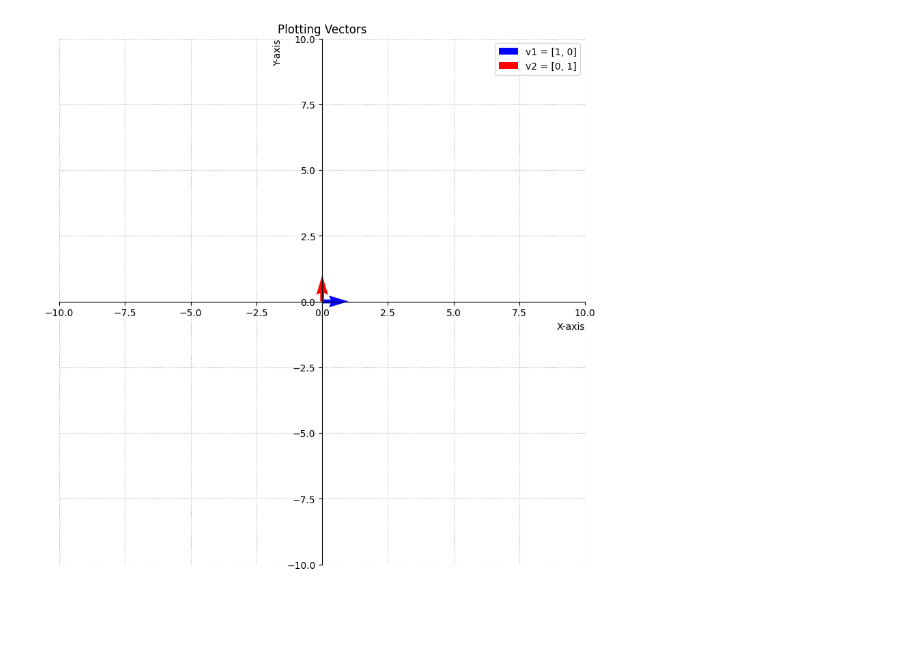
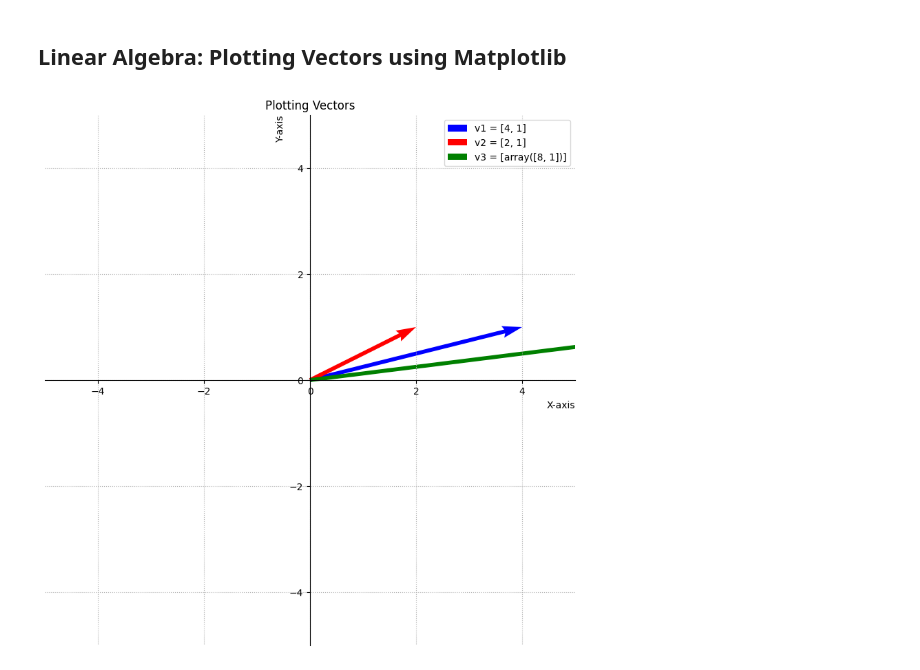
Before and after one commit to UserNF/Hands-On-Machine-Learning-with-Scikit-Learn--Keras----TensorFlow, a Jupyter notebook: 01 Linear Algebra Review.ipynb, the cells around one changed output. Cells and saved outputs as stored; diff of their text form; code cells hidden in the pictures; blank space fills up the shorter version.

```diff
--- a/01 Linear Algebra Review.ipynb
+++ b/01 Linear Algebra Review.ipynb
@@ -2,0 +1,2 @@ import matplotlib
+# %% [markdown]
+## Linear Algebra: Plotting Vectors using Matplotlib
@@ -10,36 +12,37 @@ fig, ax = plt.subplots(figsize=(10, 10))
 # Move the origin to the center of the plot
 ax.spines['left'].set_position('zero')
 ax.spines['bottom'].set_position('zero')
 ax.spines['right'].set_color('none')
 ax.spines['top'].set_color('none')
 ax.set_xlabel('X-axis', loc='right')
 ax.set_ylabel('Y-axis', loc='top')
 ax.grid(True, linestyle=':', alpha=1)
 
 # Set limits to see the vectors clearly
 ax.set_xlim([-5, 5])
 ax.set_ylim([-5, 5])
 ax.set_aspect('equal') # Ensures equal scaling on both axes
 
 # --- Plotting individual vectors ---
 
 # Vector i
-vector = [1, 0]
+vector = [4, 1]
 v1 = np.array(vector)
 ax.quiver(0, 0, v1[0], v1[1], angles='xy', scale_units='xy', scale=1, color='blue', label='v1 = '+str(vector))
 
 # Vector j
-vector = [0, 1]
+vector = [2, 1]
 v2 = np.array(vector)
 ax.quiver(0, 0, v2[0], v2[1], angles='xy', scale_units='xy', scale=1, color='red', label='v2 = '+str(vector))
 
 # Vector 3 = v1 - v2
-vector = [-6, -5]
-v3 = np.array(vector)
-#ax.quiver(0, 0, v3[0], v3[1], angles='xy', scale_units='xy', scale=1, color='green', label='v3 = '+str(vector))
+
+v3 = v1 * v2
+vector = [v3]
+ax.quiver(0, 0, v3[0], v3[1], angles='xy', scale_units='xy', scale=1, color='green', label='v3 = '+str(vector))
 
 plt.title('Plotting Vectors')
 plt.legend()
 plt.show()
 # %% [output]
-[figure, old version]
+[figure, new version]
```
Also changed, not shown: parts of 2 cells of this notebook.
